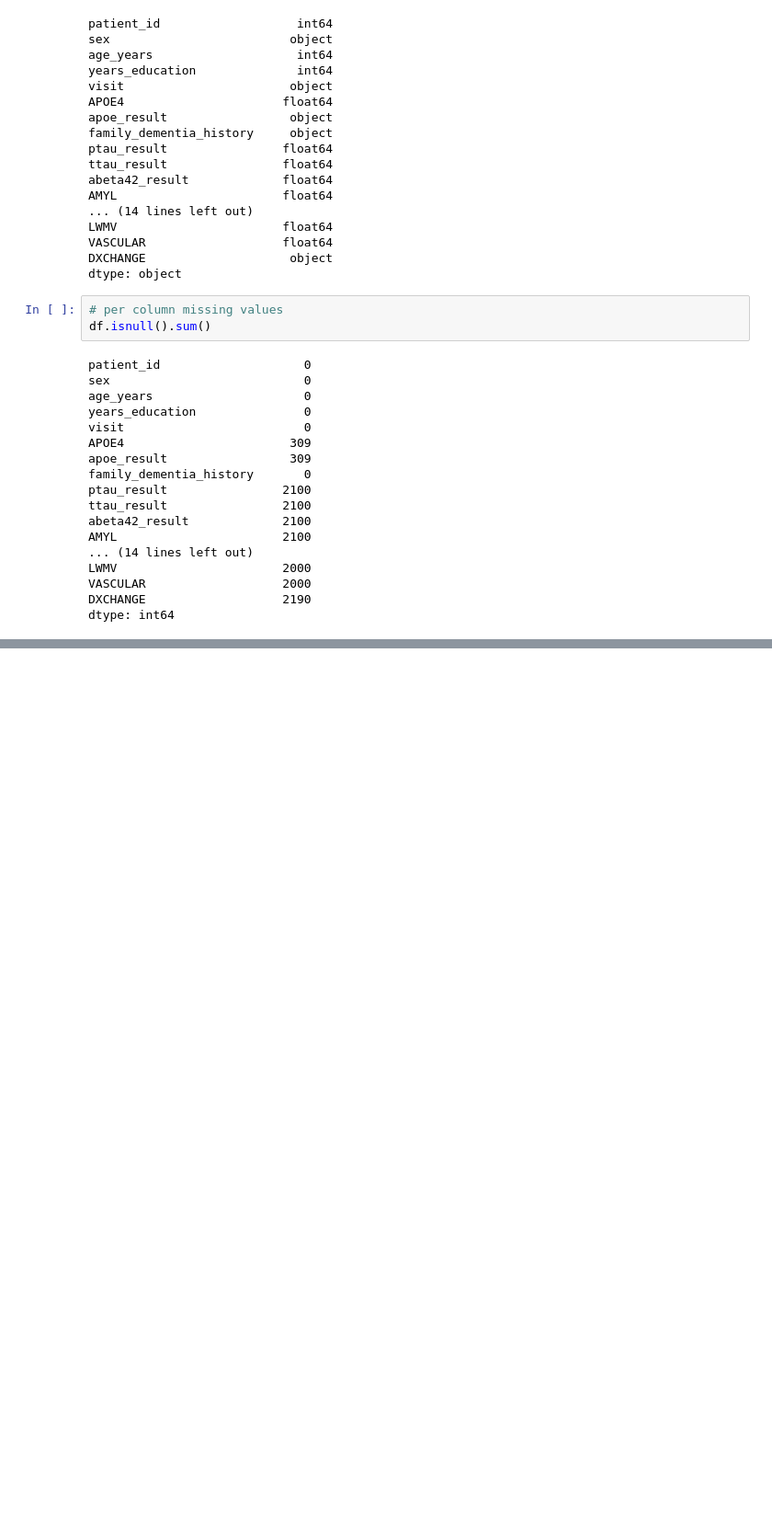
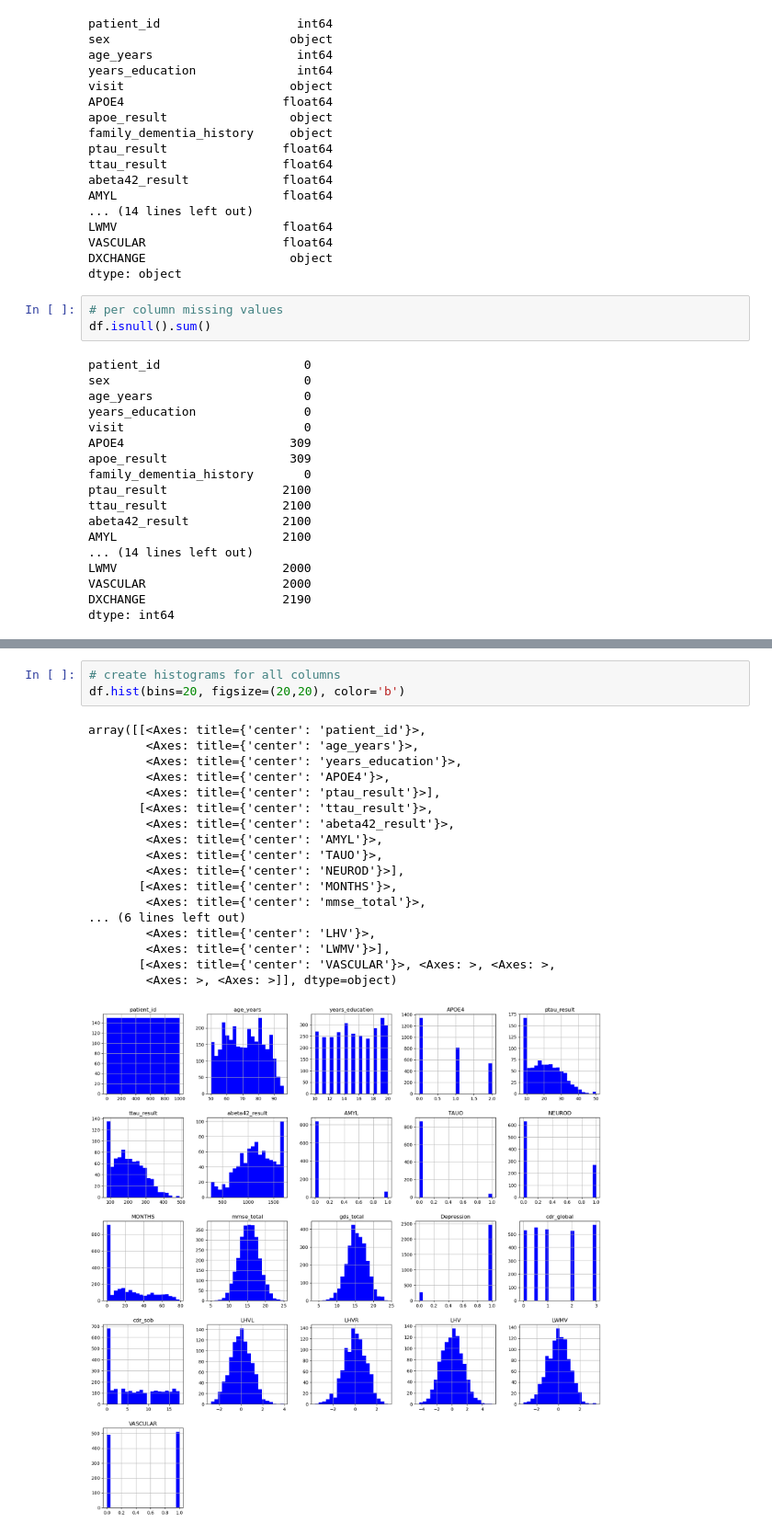
Before and after one commit to SofiaG73/ml_alzheimer, a Jupyter notebook: analisedados.ipynb, the cells around one changed output, grey strips where cells are left out. Shown: that part at 92% size. Drawn from its saved outputs; the diff is of its cells as text; blank space fills up the shorter version.

```diff
--- a/analisedados.ipynb
+++ b/analisedados.ipynb
@@ -110,0 +115,22 @@ Name: ttau_result, Length: 3000, dtype: float64
+# %%
+# create histograms for all columns
+df.hist(bins=20, figsize=(20,20), color='b')
+# %% [output]
+array([[<Axes: title={'center': 'patient_id'}>,
+        <Axes: title={'center': 'age_years'}>,
+        <Axes: title={'center': 'years_education'}>,
+        <Axes: title={'center': 'APOE4'}>,
+        <Axes: title={'center': 'ptau_result'}>],
+       [<Axes: title={'center': 'ttau_result'}>,
+        <Axes: title={'center': 'abeta42_result'}>,
+        <Axes: title={'center': 'AMYL'}>,
+        <Axes: title={'center': 'TAUO'}>,
+        <Axes: title={'center': 'NEUROD'}>],
+       [<Axes: title={'center': 'MONTHS'}>,
+        <Axes: title={'center': 'mmse_total'}>,
+... (6 lines left out)
+        <Axes: title={'center': 'LHV'}>,
+        <Axes: title={'center': 'LWMV'}>],
+       [<Axes: title={'center': 'VASCULAR'}>, <Axes: >, <Axes: >,
+        <Axes: >, <Axes: >]], dtype=object)
+[figure, added]
```
Also changed, not shown: parts of 23 cells of this notebook.
